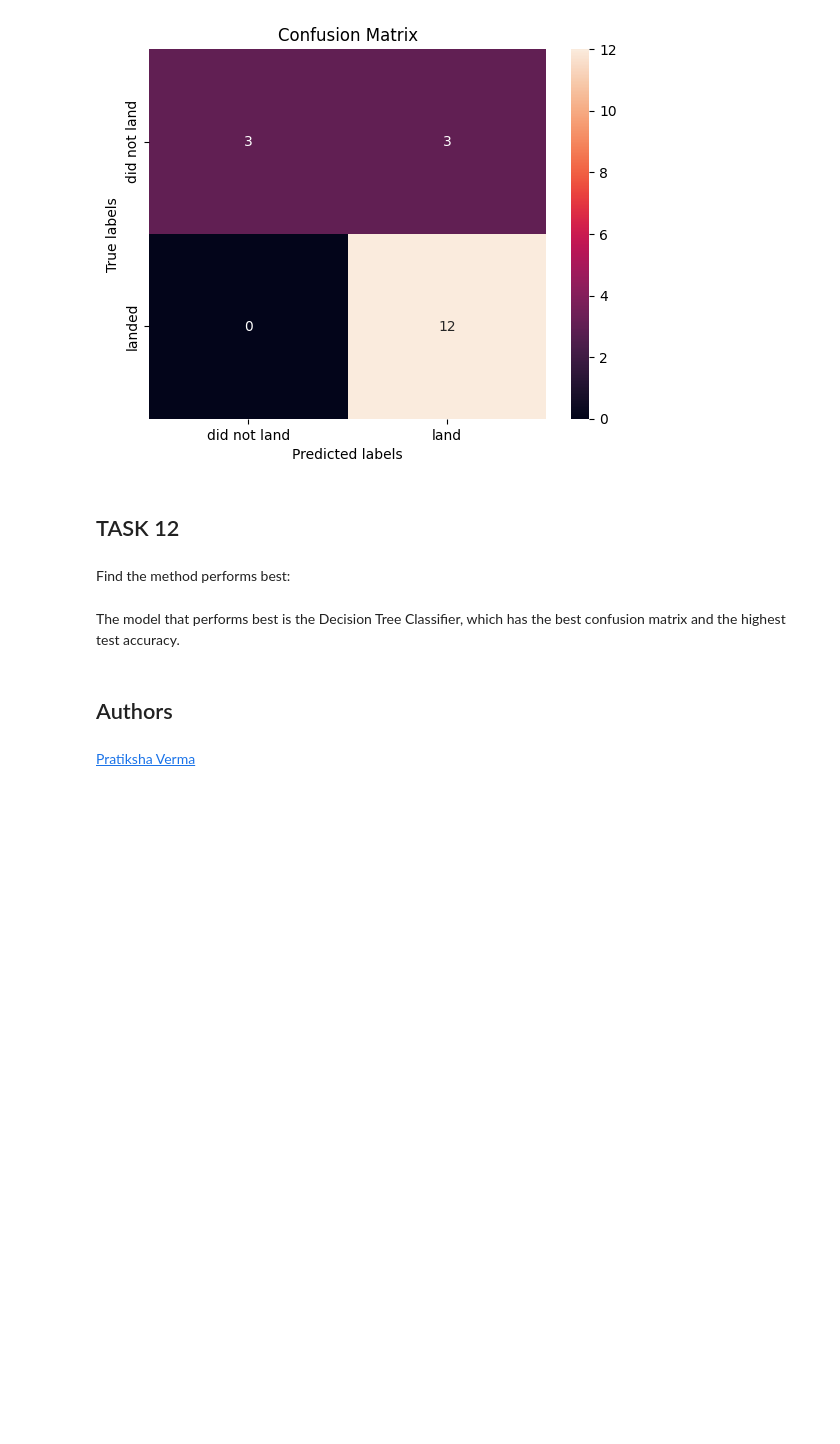
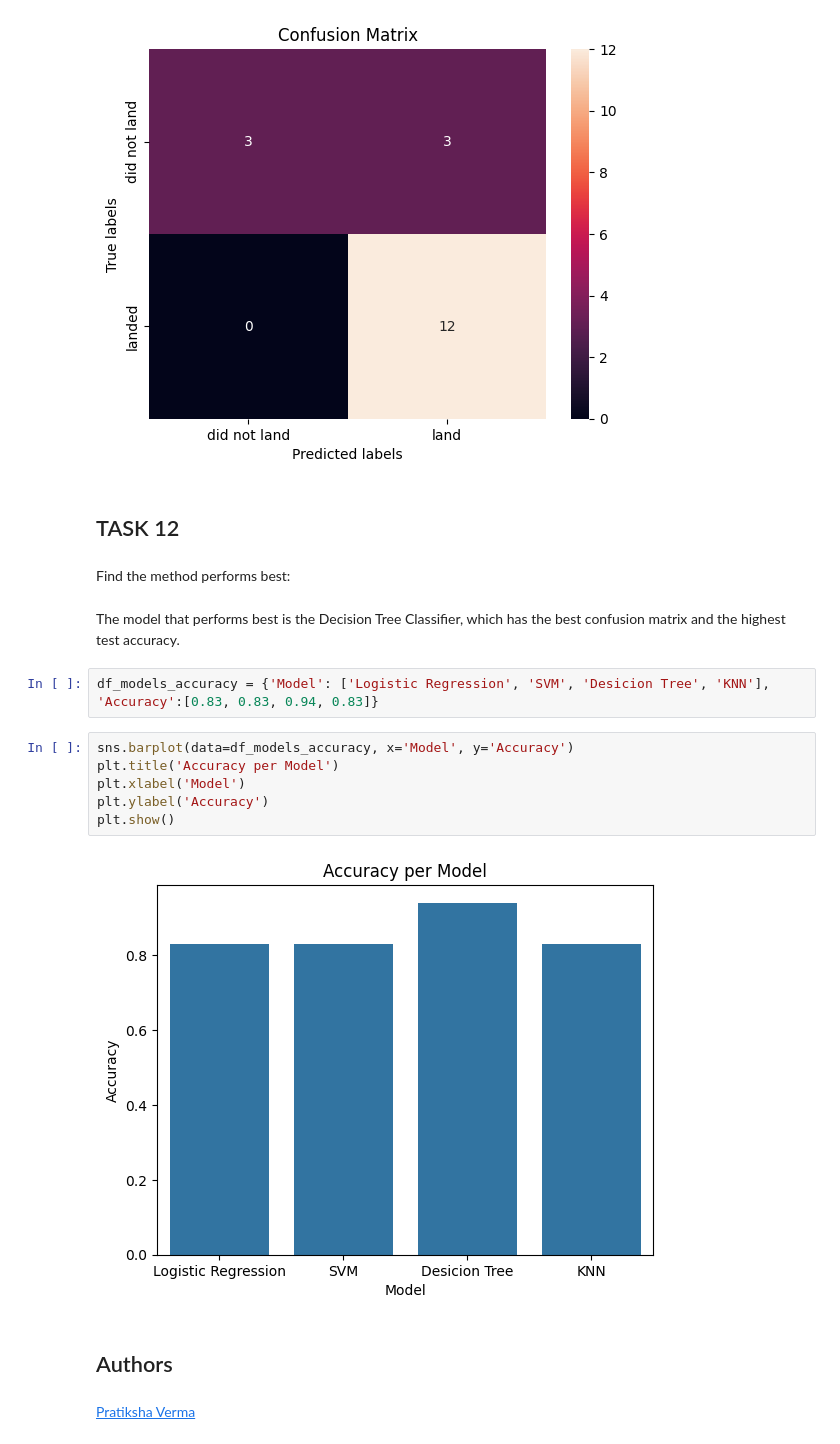
Before and after one commit to ignacunado/IBM-Data-Science-Professional-Certificate-course-, a Jupyter notebook: SpaceX_Machine Learning Prediction_Part_5.ipynb, the cells around one changed output. Drawn from its saved outputs; the diff is of its cells as text; blank space fills up the shorter version.

Commit message:
Applied Data Science Capstone - ML predictions

```diff
--- a/SpaceX_Machine Learning Prediction_Part_5.ipynb
+++ b/SpaceX_Machine Learning Prediction_Part_5.ipynb
@@ -357,6 +365,16 @@ plot_confusion_matrix(Y_test,yhat_knn)
 Find the method performs best:
 # %% [markdown]
 The model that performs best is the Decision Tree Classifier, which has the best confusion matrix and the highest test accuracy.
+# %%
+df_models_accuracy = {'Model': ['Logistic Regression', 'SVM', 'Desicion Tree', 'KNN'], 'Accuracy':[0.83, 0.83, 0.94, 0.83]}
+# %%
+sns.barplot(data=df_models_accuracy, x='Model', y='Accuracy')
+plt.title('Accuracy per Model')
+plt.xlabel('Model')
+plt.ylabel('Accuracy')
+plt.show()
+# %% [output]
+[figure, added]
 # %% [markdown]
 ## Authors
 # %% [markdown]
```
Also changed, not shown: parts of 4 cells of this notebook.
